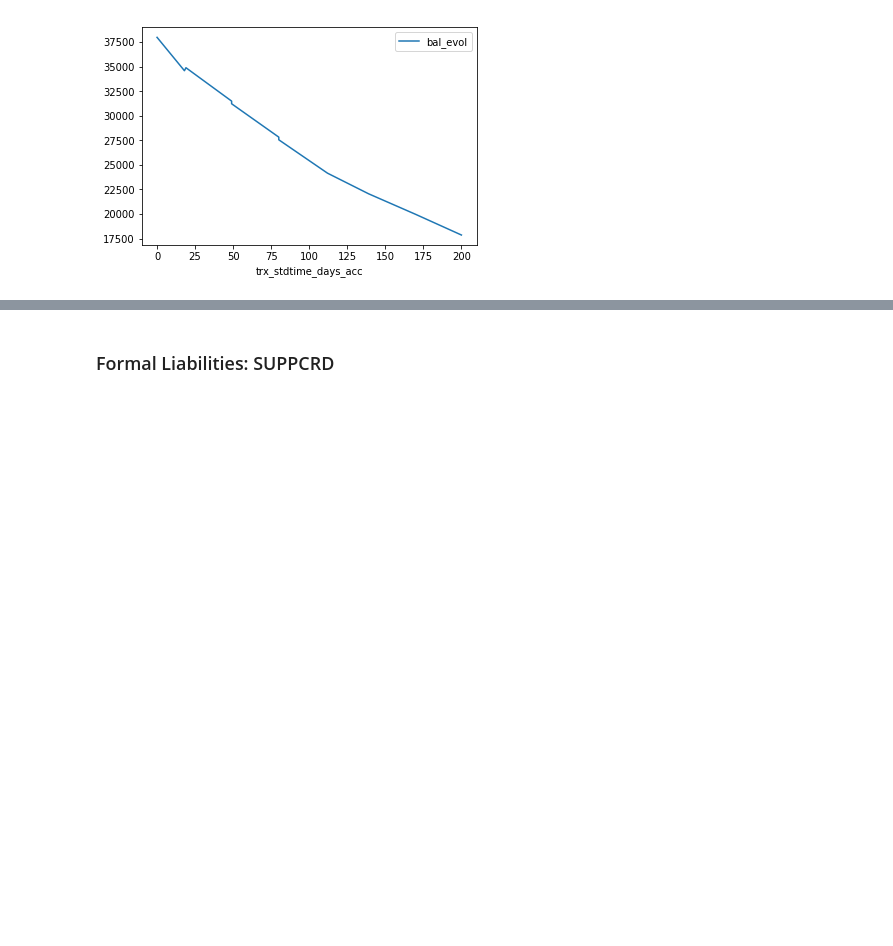
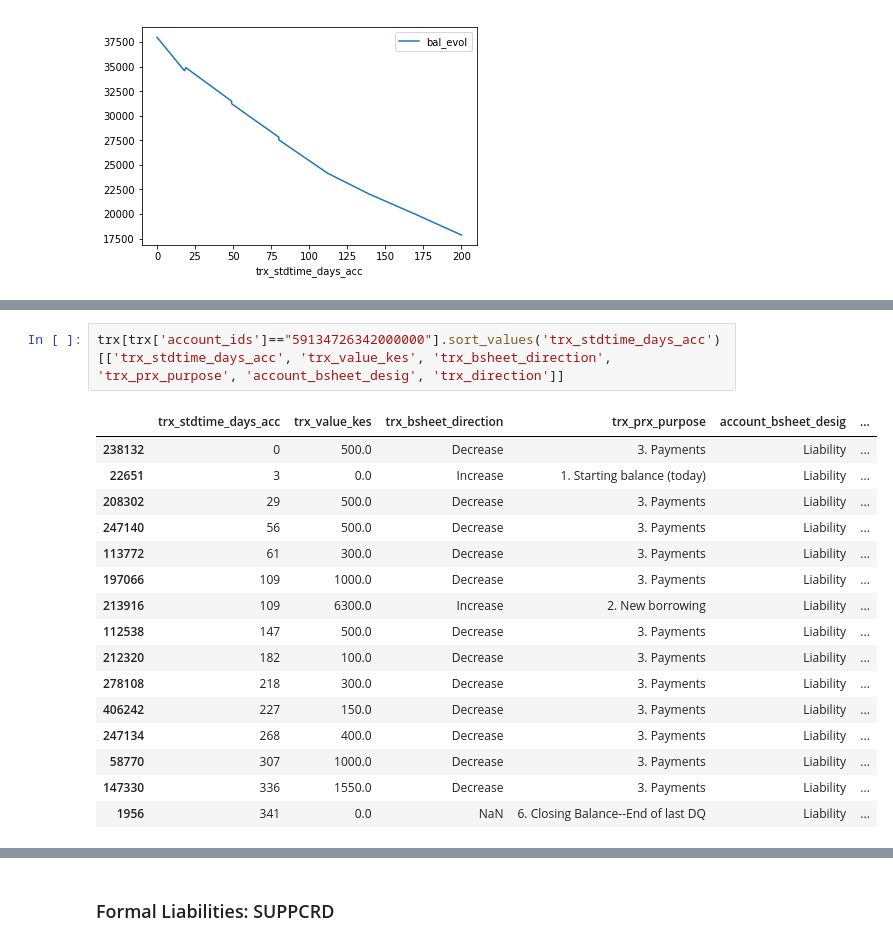
Before and after one commit to julclu/kenya_financial_diaries, a Jupyter notebook: different_loan_types_julia.ipynb, the cells around one changed output, grey strips where cells are left out. Drawn from its saved outputs; the diff is of its cells as text; blank space fills up the shorter version.

```diff
--- a/different_loan_types_julia.ipynb
+++ b/different_loan_types_julia.ipynb
@@ -265,0 +461,19 @@ FRMLNa.plot(x="trx_stdtime_days_acc",y="bal_evol")
+# %%
+trx[trx['account_ids']=="59134726342000000"].sort_values('trx_stdtime_days_acc')[['trx_stdtime_days_acc', 'trx_value_kes', 'trx_bsheet_direction', 'trx_prx_purpose', 'account_bsheet_desig', 'trx_direction']]
+# %% [output]
+|  | trx_stdtime_days_acc | trx_value_kes | trx_bsheet_direction | trx_prx_purpose | account_bsheet_desig | ... |
+| 238132 | 0 | 500.0 | Decrease | 3. Payments | Liability | ... |
+| 22651 | 3 | 0.0 | Increase | 1. Starting balance (today) | Liability | ... |
+| 208302 | 29 | 500.0 | Decrease | 3. Payments | Liability | ... |
+| 247140 | 56 | 500.0 | Decrease | 3. Payments | Liability | ... |
+| 113772 | 61 | 300.0 | Decrease | 3. Payments | Liability | ... |
+| 197066 | 109 | 1000.0 | Decrease | 3. Payments | Liability | ... |
+| 213916 | 109 | 6300.0 | Increase | 2. New borrowing | Liability | ... |
+| 112538 | 147 | 500.0 | Decrease | 3. Payments | Liability | ... |
+| 212320 | 182 | 100.0 | Decrease | 3. Payments | Liability | ... |
+| 278108 | 218 | 300.0 | Decrease | 3. Payments | Liability | ... |
+| 406242 | 227 | 150.0 | Decrease | 3. Payments | Liability | ... |
+| 247134 | 268 | 400.0 | Decrease | 3. Payments | Liability | ... |
+| 58770 | 307 | 1000.0 | Decrease | 3. Payments | Liability | ... |
+| 147330 | 336 | 1550.0 | Decrease | 3. Payments | Liability | ... |
+| 1956 | 341 | 0.0 | NaN | 6. Closing Balance--End of last DQ | Liability | ... |
```
Also changed, not shown: parts of 37 cells of this notebook.
